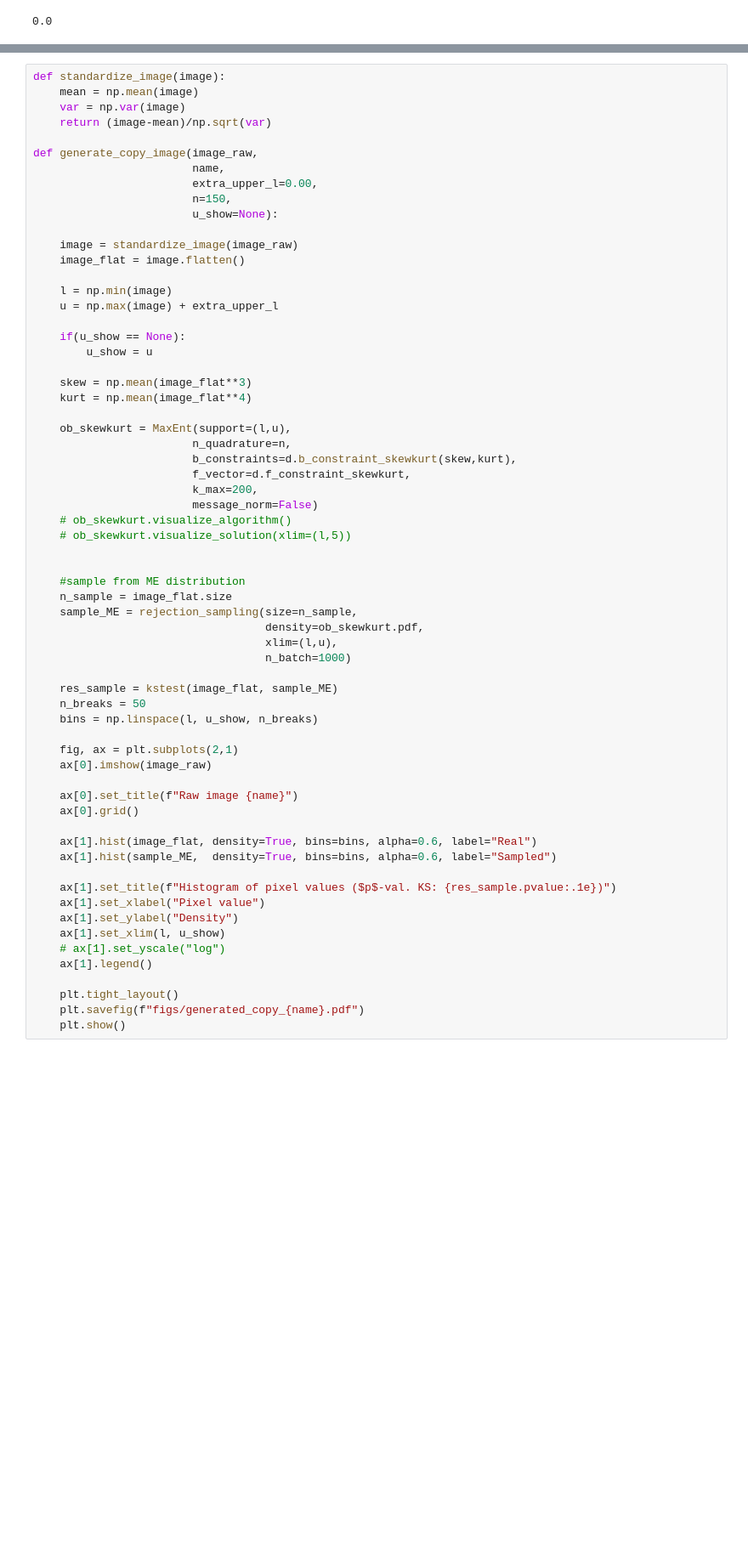
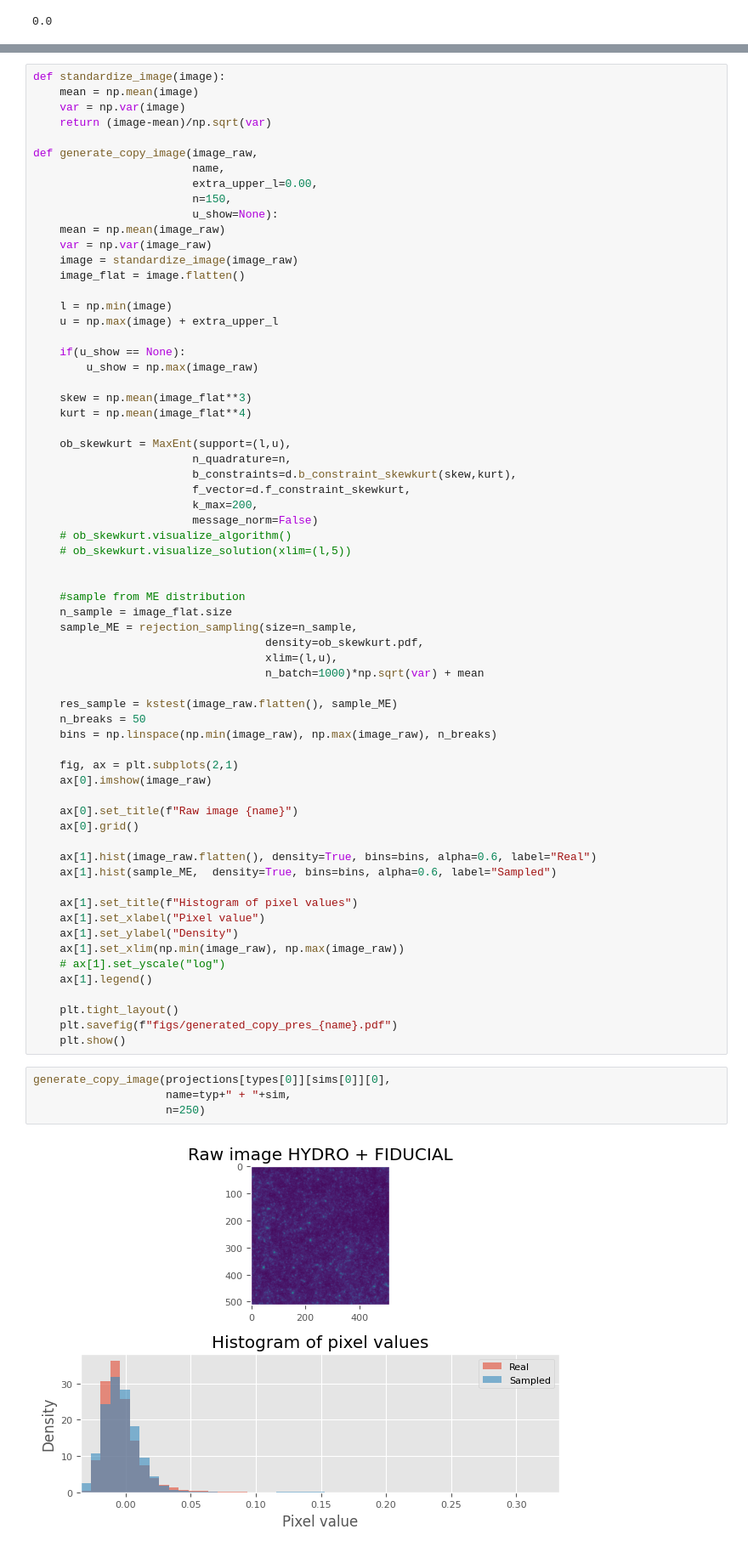
Before and after one commit to LiselotPrins/max_entropy, a Jupyter notebook: analyze_flamingo_data.ipynb, the cells around one changed output, grey strips where cells are left out. Shown at 85% size. Saved outputs shown, nothing was run; the diff lists cells and outputs as text; blank space fills up the shorter version.

```diff
--- a/analyze_flamingo_data.ipynb
+++ b/analyze_flamingo_data.ipynb
@@ -153,7 +151,8 @@ def generate_copy_image(image_raw,
                         extra_upper_l=0.00,
                         n=150,
                         u_show=None):
-
+    mean = np.mean(image_raw)
+    var = np.var(image_raw)
     image = standardize_image(image_raw)
     image_flat = image.flatten()
 
@@ -161,7 +160,7 @@ def generate_copy_image(image_raw,
     u = np.max(image) + extra_upper_l
 
     if(u_show == None):
-        u_show = u
+        u_show = np.max(image_raw)
 
     skew = np.mean(image_flat**3)
     kurt = np.mean(image_flat**4)
@@ -181,11 +180,11 @@ def generate_copy_image(image_raw,
     sample_ME = rejection_sampling(size=n_sample,
                                    density=ob_skewkurt.pdf,
                                    xlim=(l,u),
-                                   n_batch=1000)
+                                   n_batch=1000)*np.sqrt(var) + mean
 
-    res_sample = kstest(image_flat, sample_ME)
+    res_sample = kstest(image_raw.flatten(), sample_ME)
     n_breaks = 50
-    bins = np.linspace(l, u_show, n_breaks)
+    bins = np.linspace(np.min(image_raw), np.max(image_raw), n_breaks)
 
     fig, ax = plt.subplots(2,1)
     ax[0].imshow(image_raw)
@@ -193,19 +192,25 @@ def generate_copy_image(image_raw,
     ax[0].set_title(f"Raw image {name}")
     ax[0].grid()
 
-    ax[1].hist(image_flat, density=True, bins=bins, alpha=0.6, label="Real")
+    ax[1].hist(image_raw.flatten(), density=True, bins=bins, alpha=0.6, label="Real")
     ax[1].hist(sample_ME,  density=True, bins=bins, alpha=0.6, label="Sampled")
 
-    ax[1].set_title(f"Histogram of pixel values ($p$-val. KS: {res_sample.pvalue:.1e})")
+    ax[1].set_title(f"Histogram of pixel values")
     ax[1].set_xlabel("Pixel value")
     ax[1].set_ylabel("Density")
-    ax[1].set_xlim(l, u_show)
+    ax[1].set_xlim(np.min(image_raw), np.max(image_raw))
     # ax[1].set_yscale("log")
     ax[1].legend()
 
     plt.tight_layout()
-    plt.savefig(f"figs/generated_copy_{name}.pdf")
+    plt.savefig(f"figs/generated_copy_pres_{name}.pdf")
     plt.show()
+# %%
+generate_copy_image(projections[types[0]][sims[0]][0],
+                    name=typ+" + "+sim,
+                    n=250)
+# %% [output]
+[figure, added]
 # %%
 k=0
 for i, typ in enumerate(types):
```
Also changed, not shown: parts of 1 cell of this notebook, 15 other files.
